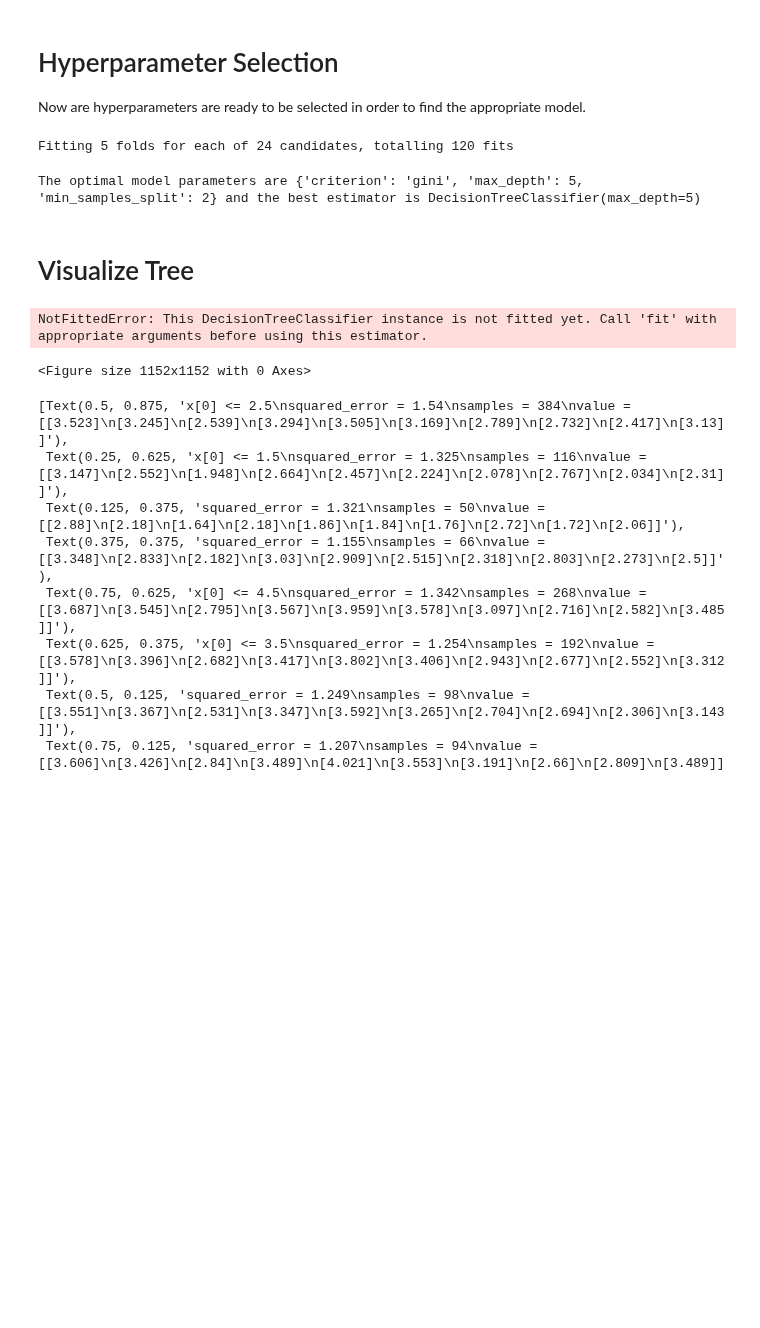
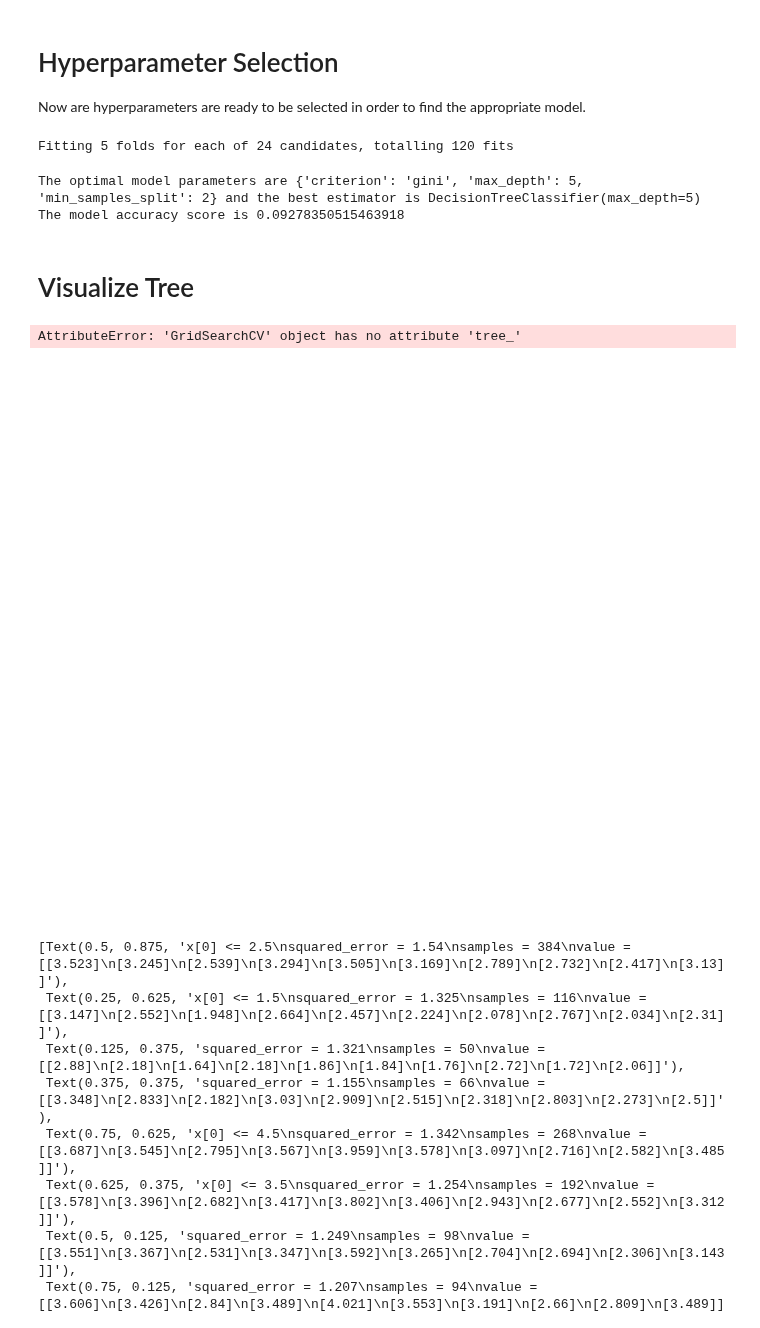
Before and after one commit to TahlonBrahic/Data-Science-Portfolio, a Jupyter notebook: Data Science/Social Mental Health Decision Tree/index.ipynb, the cells around one changed output. Saved outputs shown, nothing was run; the diff lists cells and outputs as text; code cells hidden in the pictures; blank space fills up the shorter version.

Commit message:
Determined accuracy score of best model

```diff
--- a/Data Science/Social Mental Health Decision Tree/index.ipynb
+++ b/Data Science/Social Mental Health Decision Tree/index.ipynb
@@ -205,6 +205,7 @@ X_train, X_test, y_train, y_test = train_test_split(
 Now are hyperparameters are ready to be selected in order to find the appropriate model.
 # %%
 from sklearn.model_selection import GridSearchCV
+from sklearn.metrics import accuracy_score
 
 param_grid = {
     'criterion': ['gini', 'entropy'],
@@ -220,19 +221,24 @@ grid_search_cv.fit(X_train, y_train)
 
 best_params = grid_search_cv.best_params_
 best_estimator = grid_search_cv.best_estimator_
+
+y_pred = best_estimator.predict(X_test)
+accuracy = accuracy_score(y_test, y_pred)
 print(f'The optimal model parameters are {best_params} and the best estimator is {best_estimator}')
+print(f'The model accuracy score is {accuracy}')
 # %% [output]
 Fitting 5 folds for each of 24 candidates, totalling 120 fits
 The optimal model parameters are {'criterion': 'gini', 'max_depth': 5, 'min_samples_split': 2} and the best estimator is DecisionTreeClassifier(max_depth=5)
+The model accuracy score is 0.09278350515463918
 # %% [markdown]
 # Visualize Tree
 # %%
 from sklearn import tree
 
 plt.figure(figsize=(16,16))
-tree.plot_tree(tree_clf, filled=True)
+tree.plot_tree(grid_search_cv, filled=True)
 # %% [output]
-NotFittedError: This DecisionTreeClassifier instance is not fitted yet. Call 'fit' with appropriate arguments before using this estimator.
+AttributeError: 'GridSearchCV' object has no attribute 'tree_'
-<Figure size 1152x1152 with 0 Axes>
+[figure, added]
 # %%
 plt.figure(figsize=(16,16))
```
Also changed, not shown: parts of 1 cell of this notebook.
